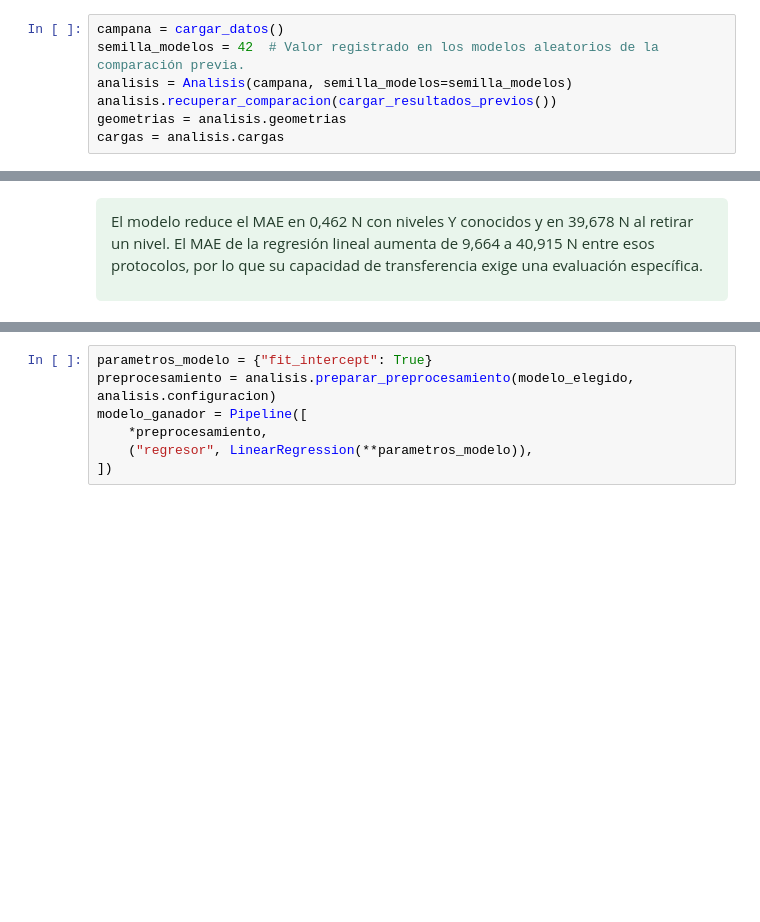
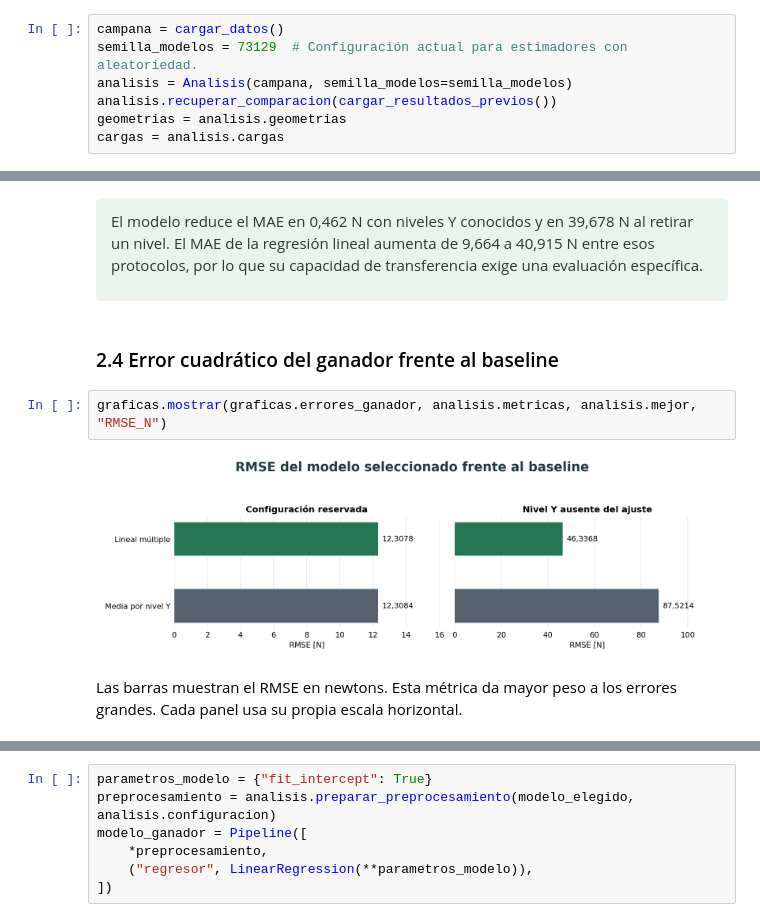
Before and after one commit to melissaaylasb-sudo/T02_MIA14_SeccionB, a Jupyter notebook: notebooks/Comparativa_6_Modelos_Regresion_Pantograficas.ipynb, the cells around one changed output, grey strips where cells are left out. Cells and saved outputs as stored; diff of their text form; blank space fills up the shorter version.

Commit message:
Recuperar tablas y diagnósticos del ganador y configurar semilla 73129

```diff
--- a/notebooks/Comparativa_6_Modelos_Regresion_Pantograficas.ipynb
+++ b/notebooks/Comparativa_6_Modelos_Regresion_Pantograficas.ipynb
@@ -44,7 +44,7 @@ from sklearn.linear_model import LinearRegression
 from sklearn.metrics import mean_absolute_error, root_mean_squared_error, r2_score
 # %%
 campana = cargar_datos()
-semilla_modelos = 42  # Valor registrado en los modelos aleatorios de la comparación previa.
+semilla_modelos = 73129  # Configuración actual para estimadores con aleatoriedad.
 analisis = Analisis(campana, semilla_modelos=semilla_modelos)
 analisis.recuperar_comparacion(cargar_resultados_previos())
 geometrias = analisis.geometrias
@@ -142,3 +150,11 @@ Cada barra muestra el MAE en newtons. Los paneles corresponden a los dos protoco
 El modelo reduce el MAE en 0,462 N con niveles Y conocidos y en 39,678 N al retirar un nivel. El MAE de la regresión lineal aumenta de 9,664 a 40,915 N entre esos protocolos, por lo que su capacidad de transferencia exige una evaluación específica.
 
 </div>
+# %% [markdown]
+### 2.4 Error cuadrático del ganador frente al baseline
+# %%
+graficas.mostrar(graficas.errores_ganador, analisis.metricas, analisis.mejor, "RMSE_N")
+# %% [output]
+[figure, added]
+# %% [markdown]
+Las barras muestran el RMSE en newtons. Esta métrica da mayor peso a los errores grandes. Cada panel usa su propia escala horizontal.
```
Also changed, not shown: parts of 34 cells of this notebook, 3 other files.
